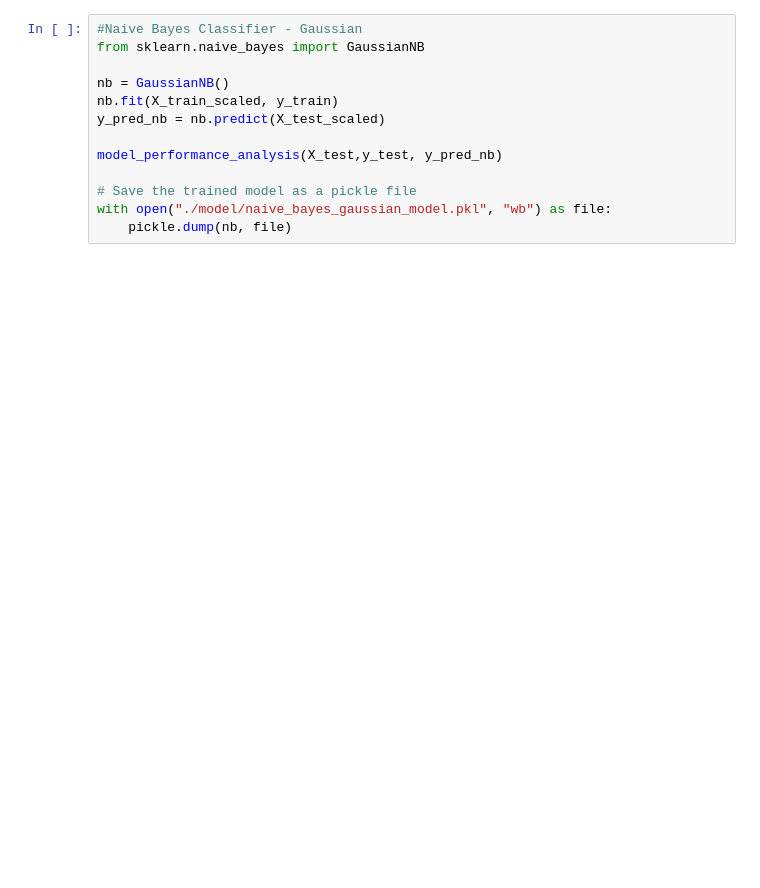
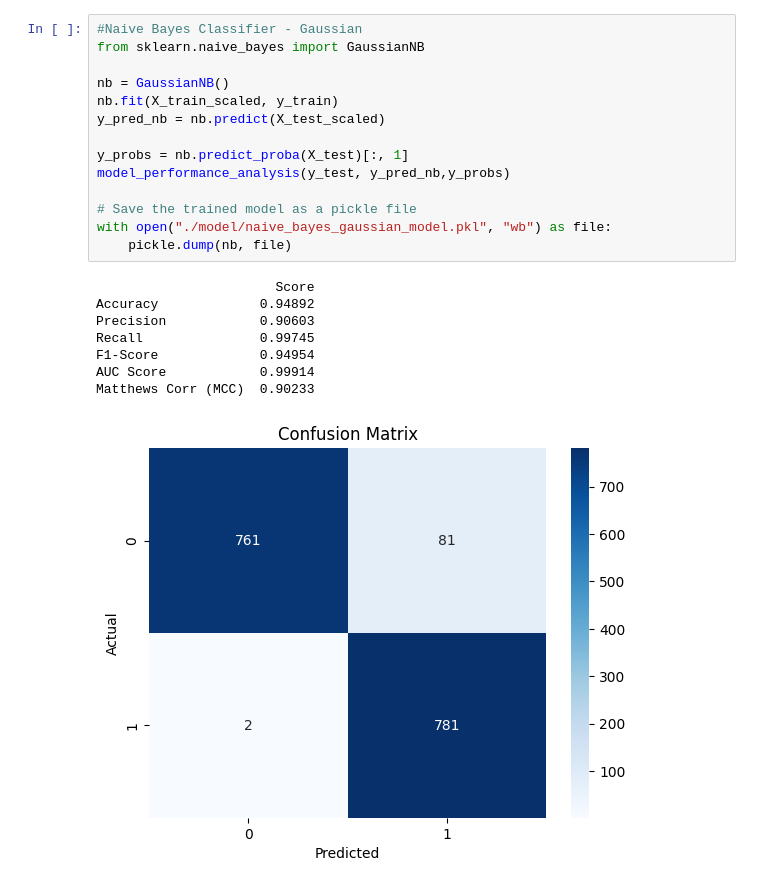
Before and after one commit to nileemahbits/2025ac05224_mushroom-classification, a Jupyter notebook: training_app.ipynb, the cells around one changed output. Drawn from its saved outputs; the diff is of its cells as text; blank space fills up the shorter version.

```diff
--- a/training_app.ipynb
+++ b/training_app.ipynb
@@ -130,16 +155,26 @@ with open("./model/decision_tree_model.pkl", "wb") as file:
 # %%
 #Naive Bayes Classifier - Gaussian
 from sklearn.naive_bayes import GaussianNB
 
 nb = GaussianNB()
 nb.fit(X_train_scaled, y_train)
 y_pred_nb = nb.predict(X_test_scaled)
 
-model_performance_analysis(X_test,y_test, y_pred_nb)
+y_probs = nb.predict_proba(X_test)[:, 1]
+model_performance_analysis(y_test, y_pred_nb,y_probs)
 
 # Save the trained model as a pickle file
 with open("./model/naive_bayes_gaussian_model.pkl", "wb") as file:
     pickle.dump(nb, file)
+# %% [output]
+                       Score
+Accuracy             0.94892
+Precision            0.90603
+Recall               0.99745
+F1-Score             0.94954
+AUC Score            0.99914
+Matthews Corr (MCC)  0.90233
+[figure, added]
 # %%
 from sklearn.ensemble import RandomForestClassifier
 
```
Also changed, not shown: parts of 6 cells of this notebook, 1 other file.
